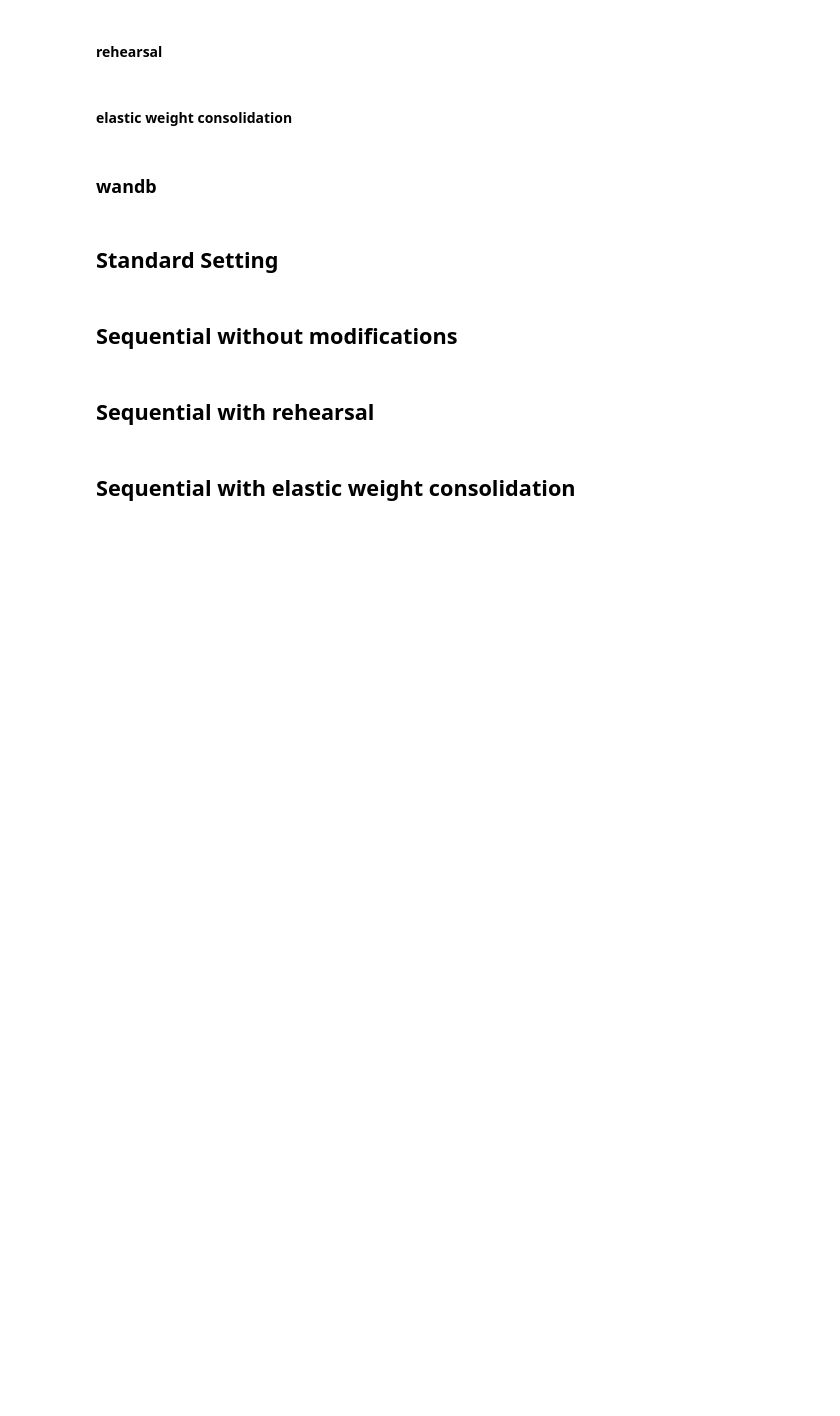
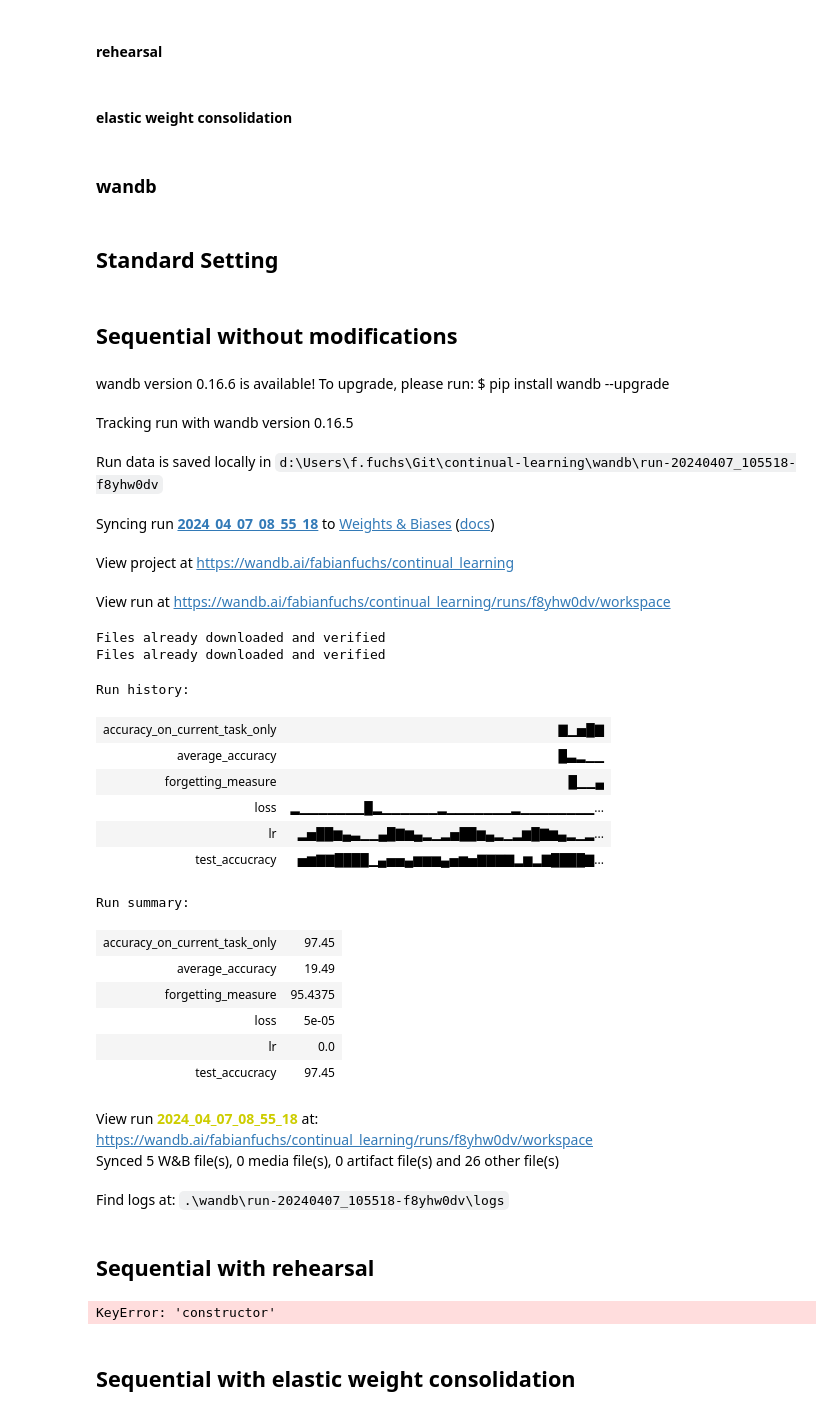
Before and after one commit to f-fuchs/continual-learning, a Jupyter notebook: ContinualLearning.ipynb, the cells around one changed output. Drawn from its saved outputs; the diff is of its cells as text; code cells hidden in the pictures; blank space fills up the shorter version.

```diff
--- a/ContinualLearning.ipynb
+++ b/ContinualLearning.ipynb
@@ -408,7 +414,6 @@ def train_tasks_concurrently(  # noqa: PLR0913
 def train_tasks_sequentially(  # noqa: PLR0913
     model_dict: dict,
     device: torch.device,
-    optimizer: torch.optim.Optimizer,
     epochs: int,
     batch_size: int,
     tasks: int,
@@ -870,15 +873,15 @@ models.append(conv_mixer_minimal)
 # }
 # models.append(conv_mixer_tiny)
 # %%
-for model in models:
-    train_tasks_concurrently(
-        model_dict=model,
-        device=device,
-        epochs=epochs,
-        batch_size=batch_size,
-        lr=lr,
-        weight_decay=weight_decay,
-    )
+# for model in models:
+#     train_tasks_concurrently(
+#         model_dict=model,
+#         device=device,
+#         epochs=epochs,
+#         batch_size=batch_size,
+#         lr=lr,
+#         weight_decay=weight_decay,
+#     )
 # %% [markdown]
 ## Sequential without modifications
 # %%
@@ -886,21 +889,47 @@ tasks = 5
 # %%
 for model in models:
     train_tasks_sequentially(
-        model=model,
+        model_dict=deepcopy(model),
         device=device,
         epochs=epochs,
         batch_size=batch_size,
         tasks=tasks,
         lr=lr,
         weight_decay=weight_decay,
     )
+# %% [output]
+wandb version 0.16.6 is available! To upgrade, please run: $ pip install wandb --upgrade
+Tracking run with wandb version 0.16.5
+Run data is saved locally in d:\Users\f.fuchs\Git\continual-learning\wandb\run-20240407_105518-f8yhw0dv
+Syncing run 2024_04_07_08_55_18 to Weights & Biases (docs)
+View project at https://wandb.ai/fabianfuchs/continual_learning
+View run at https://wandb.ai/fabianfuchs/continual_learning/runs/f8yhw0dv/workspace
+Files already downloaded and verified
+Files already downloaded and verified
+Run history:
+| accuracy_on_current_task_only | ▇▁▅█▇ |
+| average_accuracy | █▃▂▁▁ |
+| forgetting_measure | █▁▁▄ |
+| loss | ▂▁▁▁▁▁▁▁█▂▁▁▁▁▁▁▂▁▁▁▁▁▁▁▂▁▁▁▁▁▁▁▁... |
+| lr | ▂▅██▆▄▃▁▁▄█▇▆▄▂▁▂▅██▆▄▂▁▂▆█▇▆▄▂▁▂... |
+| test_accucracy | ▅▆▇▇████▁▄▅▅▄▆▆▆▄▅▆▅▇▇▇▇▂▆▂▇████▇... |
+Run summary:
+| accuracy_on_current_task_only | 97.45 |
+| average_accuracy | 19.49 |
+| forgetting_measure | 95.4375 |
+| loss | 5e-05 |
+| lr | 0.0 |
+| test_accucracy | 97.45 |
+View run 2024_04_07_08_55_18 at: https://wandb.ai/fabianfuchs/continual_learning/runs/f8yhw0dv/workspace
+Synced 5 W&B file(s), 0 media file(s), 0 artifact file(s) and 26 other file(s)
+Find logs at: .\wandb\run-20240407_105518-f8yhw0dv\logs
 # %% [markdown]
 ## Sequential with rehearsal
 # %%
 for model in models:
     for memory_size_per_task in [1000, 2000, 5000, 10000]:
         train_tasks_sequentially_rehearsal(
-            model=model,
+            model_dict=model,
             device=device,
             epochs=epochs,
             batch_size=batch_size,
@@ -909,6 +938,8 @@ for model in models:
             weight_decay=weight_decay,
             memory_size_per_task=memory_size_per_task,
         )
+# %% [output]
+KeyError: 'constructor'
 # %% [markdown]
 ## Sequential with elastic weight consolidation
 # %%
```
Also changed, not shown: parts of 5 cells of this notebook.
